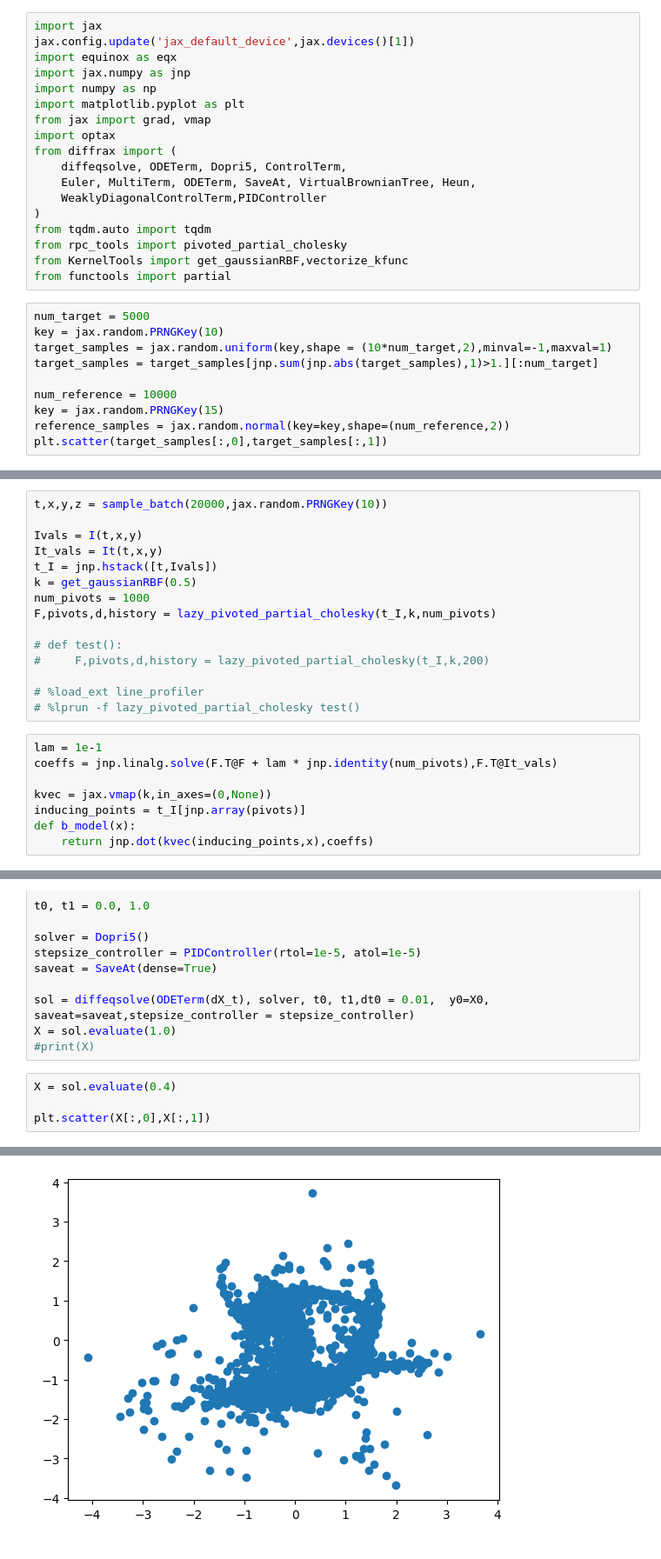
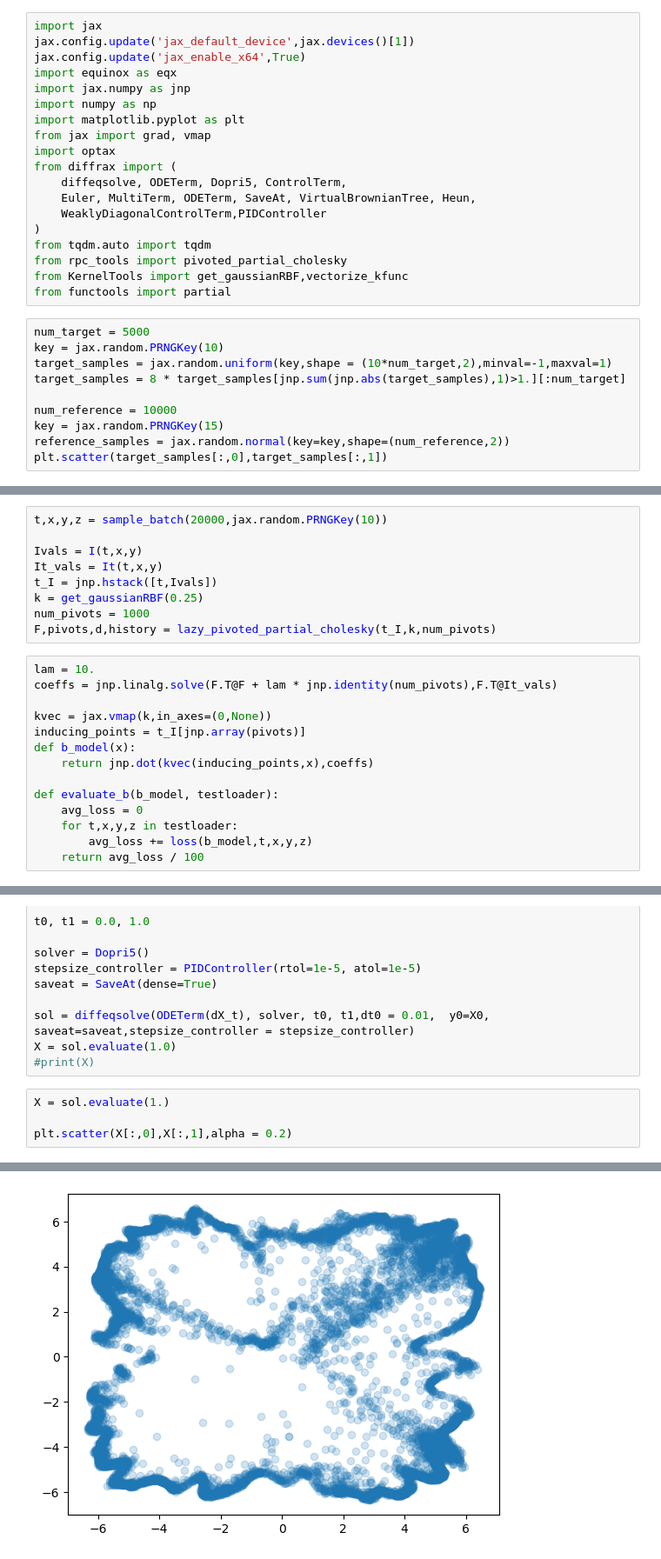
Before and after one commit to AHsu98/StoKAAsticInterpolants, a Jupyter notebook: kernel_transport.ipynb, the cells around one changed output, grey strips where cells are left out. Shown at 87% size. Cells and saved outputs as stored; diff of their text form.

```diff
--- a/kernel_transport.ipynb
+++ b/kernel_transport.ipynb
@@ -1,6 +1,7 @@
 # %%
 import jax
 jax.config.update('jax_default_device',jax.devices()[1])
+jax.config.update('jax_enable_x64',True)
 import equinox as eqx
 import jax.numpy as jnp
 import numpy as np
@@ -20,7 +21,7 @@ from functools import partial
 num_target = 5000
 key = jax.random.PRNGKey(10)
 target_samples = jax.random.uniform(key,shape = (10*num_target,2),minval=-1,maxval=1)
-target_samples = target_samples[jnp.sum(jnp.abs(target_samples),1)>1.][:num_target]
+target_samples = 8 * target_samples[jnp.sum(jnp.abs(target_samples),1)>1.][:num_target]
 
 num_reference = 10000
 key = jax.random.PRNGKey(15)
@@ -127,20 +167,20 @@ t,x,y,z = sample_batch(20000,jax.random.PRNGKey(10))
 Ivals = I(t,x,y)
 It_vals = It(t,x,y)
 t_I = jnp.hstack([t,Ivals])
-k = get_gaussianRBF(0.5)
+k = get_gaussianRBF(0.25)
 num_pivots = 1000
 F,pivots,d,history = lazy_pivoted_partial_cholesky(t_I,k,num_pivots)
-
-# def test():
-#     F,pivots,d,history = lazy_pivoted_partial_cholesky(t_I,k,200)
-
-# %load_ext line_profiler
-# %lprun -f lazy_pivoted_partial_cholesky test()
 # %%
-lam = 1e-1
+lam = 10.
 coeffs = jnp.linalg.solve(F.T@F + lam * jnp.identity(num_pivots),F.T@It_vals)
 
 kvec = jax.vmap(k,in_axes=(0,None))
 inducing_points = t_I[jnp.array(pivots)]
 def b_model(x):
     return jnp.dot(kvec(inducing_points,x),coeffs)
+
+def evaluate_b(b_model, testloader):
+    avg_loss = 0
+    for t,x,y,z in testloader:
+        avg_loss += loss(b_model,t,x,y,z)
+    return avg_loss / 100
@@ -165,12 +210,12 @@ sol = diffeqsolve(ODETerm(dX_t), solver, t0, t1,dt0 = 0.01,  y0=X0, saveat=savea
 X = sol.evaluate(1.0)
 #print(X)
 # %%
-X = sol.evaluate(0.4)
+X = sol.evaluate(1.)
 
-plt.scatter(X[:,0],X[:,1])
+plt.scatter(X[:,0],X[:,1],alpha = 0.2)
 # %% [output]
 <matplotlib.collections.PathCollection at 0x...>
-[figure, old version]
+[figure, new version]
 # %%
 plt.scatter(target_samples[:,0],target_samples[:,1])
 # %% [output]
```
Also changed, not shown: parts of 7 cells of this notebook.
